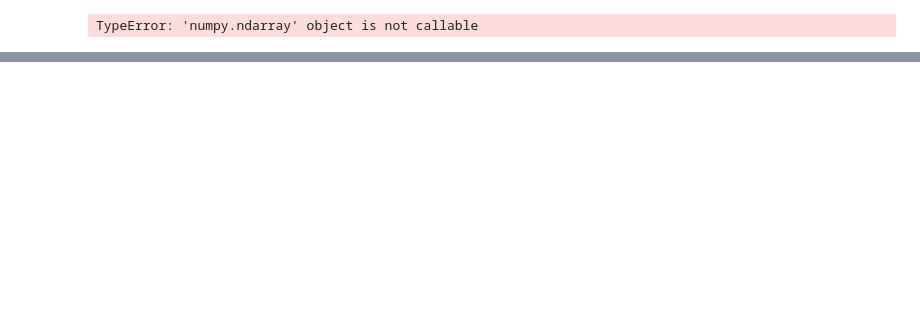
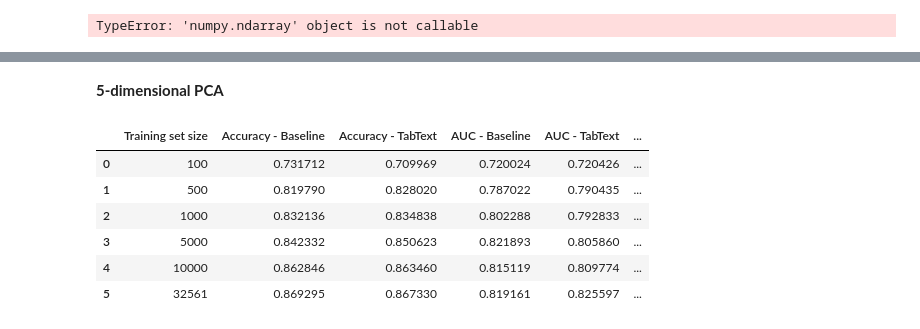
Before and after one commit to giorgiodemarchi/TabText-Experiments, a Jupyter notebook: TrainingSize_experiment.ipynb, the cells around one changed output, grey strips where cells are left out. Drawn from its saved outputs; the diff is of its cells as text; code cells hidden in the pictures; blank space fills up the shorter version.

```diff
--- a/TrainingSize_experiment.ipynb
+++ b/TrainingSize_experiment.ipynb
@@ -208,0 +235,12 @@ comparison.reset_index().rename({'index': 'Training set size'}, axis=1)
+# %% [markdown]
+**5-dimensional PCA**
+# %%
+comparison.reset_index().rename({'index': 'Training set size'}, axis=1)
+# %% [output]
+|  | Training set size | Accuracy - Baseline | Accuracy - TabText | AUC - Baseline | AUC - TabText | ... |
+| 0 | 100 | 0.731712 | 0.709969 | 0.720024 | 0.720426 | ... |
+| 1 | 500 | 0.819790 | 0.828020 | 0.787022 | 0.790435 | ... |
+| 2 | 1000 | 0.832136 | 0.834838 | 0.802288 | 0.792833 | ... |
+| 3 | 5000 | 0.842332 | 0.850623 | 0.821893 | 0.805860 | ... |
+| 4 | 10000 | 0.862846 | 0.863460 | 0.815119 | 0.809774 | ... |
+| 5 | 32561 | 0.869295 | 0.867330 | 0.819161 | 0.825597 | ... |
```
Also changed, not shown: parts of 15 cells of this notebook.
